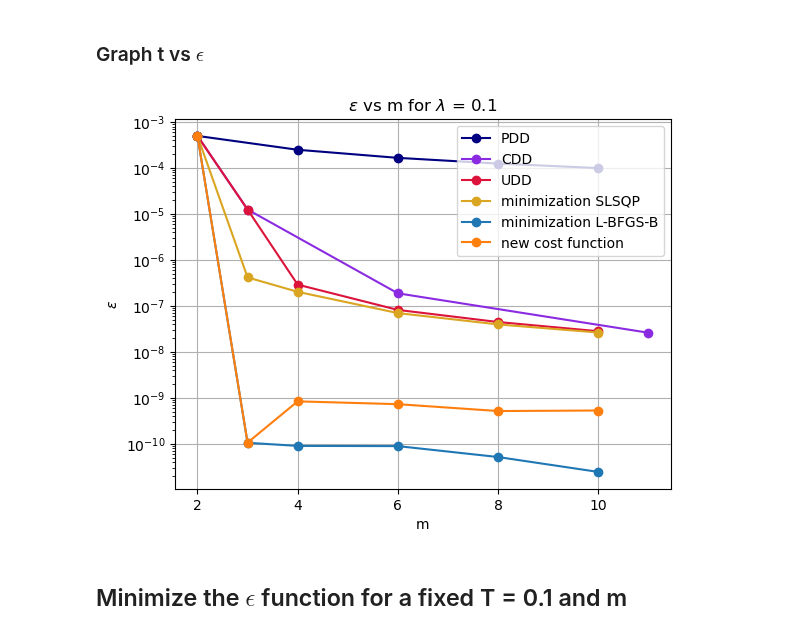
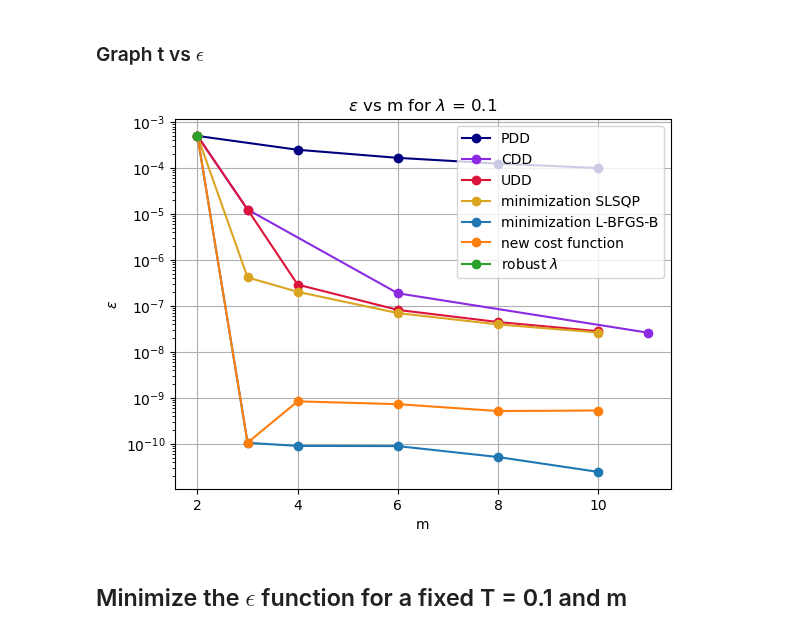
Before and after one commit to BonnieMorales/quantum-research, a Jupyter notebook: Simulation-Dynamical-Decoupling.ipynb, the cells around one changed output. Cells and saved outputs as stored; diff of their text form; code cells hidden in the pictures.

```diff
--- a/Simulation-Dynamical-Decoupling.ipynb
+++ b/Simulation-Dynamical-Decoupling.ipynb
@@ -209,6 +209,6 @@ error_optimized_SLSQP = [0.0004995820845829022,4.1629966060554234e-07,2.02237933
 
 m_values = [2]
 error_new_cost = []
-error_new_cost.append(error_calculation(lambda_value, 2, T, False , [0.5000000032285283, 0.49999999677147167]))
-print(error_calculation(lambda_value, 2, T, False , [0.5000000032285283, 0.49999999677147167]))
+error_new_cost.append(error_calculation(lambda_value, 2, T, False , [0.499999999382517 , 0.500000000617483]))
+print(error_calculation(lambda_value, 2, T, False , [0.499999999382517 , 0.500000000617483]))
 # %% [output]
@@ -218,26 +218,27 @@ print(error_calculation(lambda_value, 2, T, False , [0.5000000032285283, 0.49999
 # %%
 # graph the changes of the error for different values of m
 
 plt.plot(m_value_c1, error_c1, color='navy', marker='o', label = "PDD")
 plt.plot(m_value_c2, error_c2, color='blueviolet', marker='o', label = "CDD")
 plt.plot(m_value_c3, error_c3, color='crimson', marker='o', label = "UDD")
 plt.plot(m_values_optimized, error_optimized_SLSQP, color='goldenrod', marker='o', label = "minimization SLSQP")
 plt.plot(m_values_optimized, error_optimized_L_BFGS, marker='o', label = "minimization L-BFGS-B")
 plt.plot(m_values_optimized, new_cost_function , marker='o', label ="new cost function")
+plt.plot(m_values, error_new_cost, marker='o', label="robust $\lambda$")
 
 
 plt.title('$\epsilon$ vs m for $\lambda$ = 0.1')
 plt.xlabel('m')
 plt.ylabel('$\epsilon$')
 plt.yscale("log")
 
 plt.legend()
 plt.grid()
 
 plt.savefig('general_simulation.png')
 plt.show()
 # %% [output]
-[figure, old version]
+[figure, new version]
 # %% [markdown]
 ## Minimize the $\epsilon$ function for a fixed T = 0.1 and m
 # %% [markdown]
```
Also changed, not shown: parts of 20 cells of this notebook, 5 other files.
